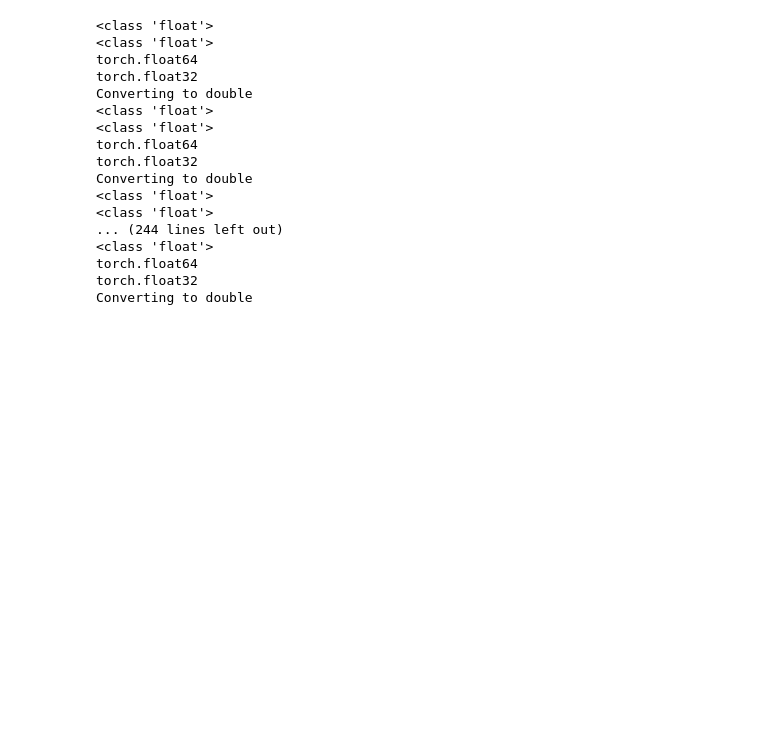
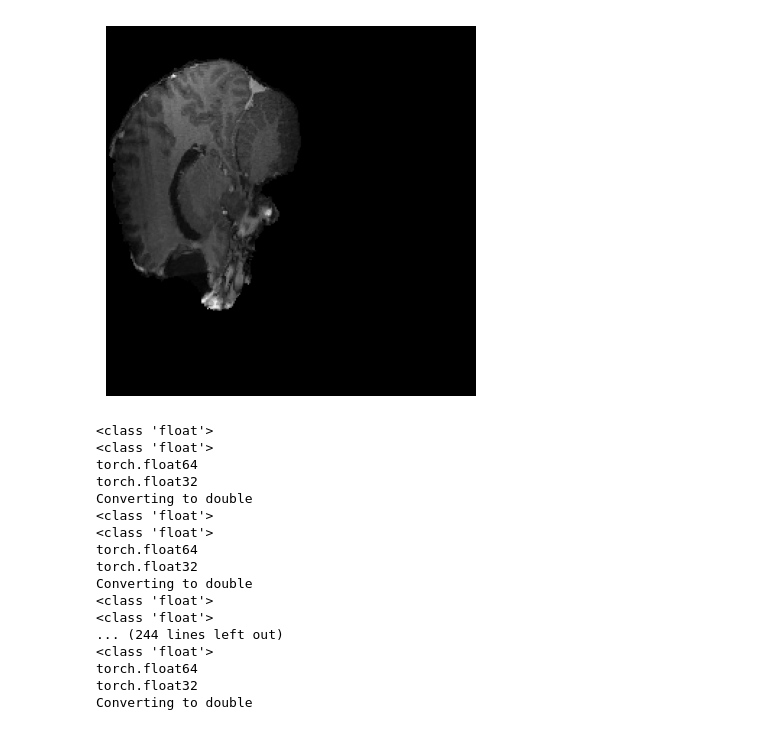
Before and after one commit to adiljahouh/Thesis-Change-Detection-in-MRI, a Jupyter notebook: notebooks/debug_pairs.ipynb, the cells around one changed output. Saved outputs shown, nothing was run; the diff lists cells and outputs as text; code cells hidden in the pictures; blank space fills up the shorter version.

```diff
--- a/notebooks/debug_pairs.ipynb
+++ b/notebooks/debug_pairs.ipynb
@@ -454,3 +411,9 @@ sub-CON03
+# %%
+plt.imshow(test['post'].cpu().numpy().squeeze(0), cmap='gray')
+plt.axis('off')
+plt.show()
+# %% [output]
+[figure, added]
 # %%
 subject_images_b = balance_dataset(subject_images)
 # print(f"Total number of images after balancing: {len(subject_images_b)}")
```
Also changed, not shown: parts of 7 cells of this notebook, 4 other files.
